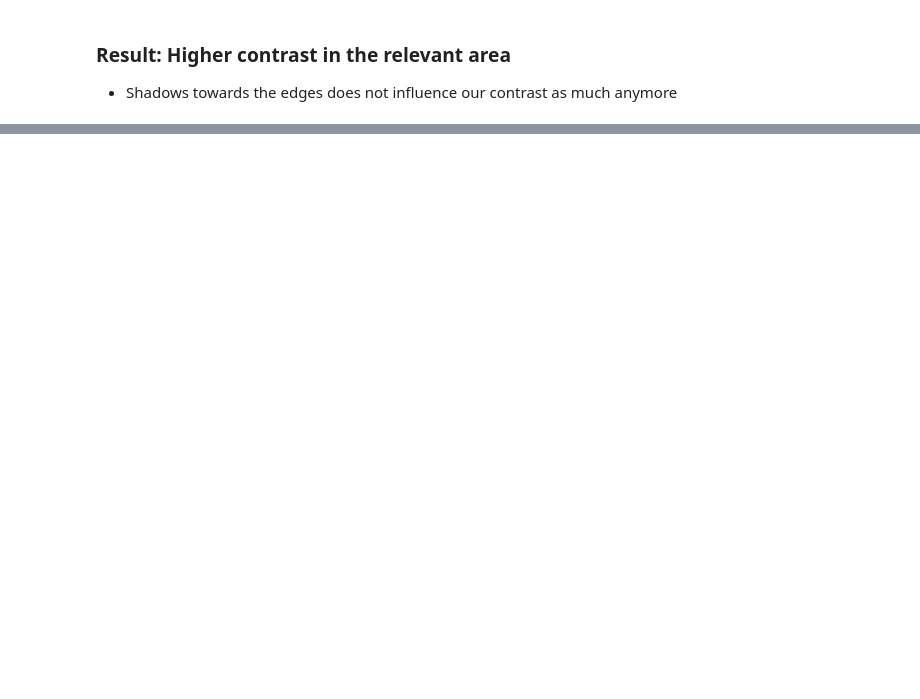
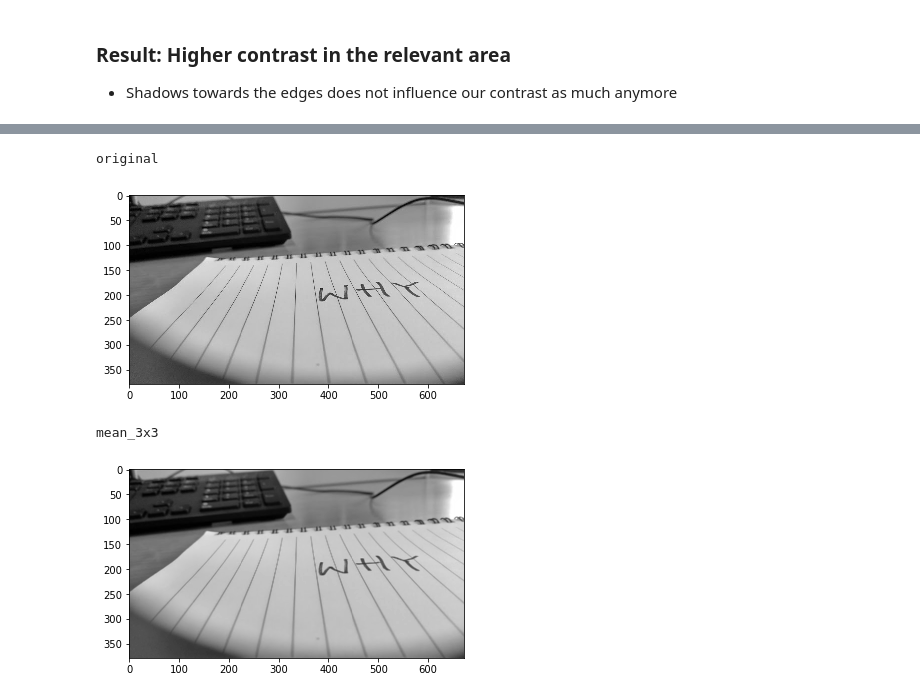
Before and after one commit to frankzl/machine-vision-algorithms, a Jupyter notebook: 02-Image-Enhancement.ipynb, the cells around one changed output, grey strips where cells are left out. Saved outputs shown, nothing was run; the diff lists cells and outputs as text; code cells hidden in the pictures; blank space fills up the shorter version.

Commit message:
mean filter

```diff
--- a/02-Image-Enhancement.ipynb
+++ b/02-Image-Enhancement.ipynb
@@ -141,0 +191,22 @@ ignore top and bottom vals: 100, 180
+# %%
+def get_avg( img, x, y ):
+    suma = 0
+    for i in range(x-1, x+2):
+        for j in range(y-1, y+2):
+            suma += img[i][j]
+    return suma/(3*3)
+
+mean_3x3 = np.array(img_gray)
+for i in range(1, len(mean_3x3) - 1):
+    for j in range(1, len(img[0]) - 1):
+        mean_3x3[i][j] = get_avg( img_gray, i, j )
+
+print("original")
+rd.show_img(img_gray)
+print("mean_3x3")
+rd.show_img(mean_3x3)
+# %% [output]
+original
+[figure, added]
+mean_3x3
+[figure, added]
```
Also changed, not shown: parts of 7 cells of this notebook.
